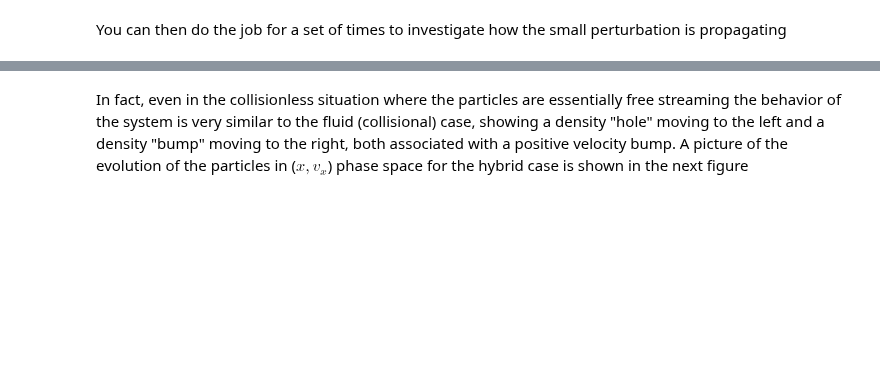
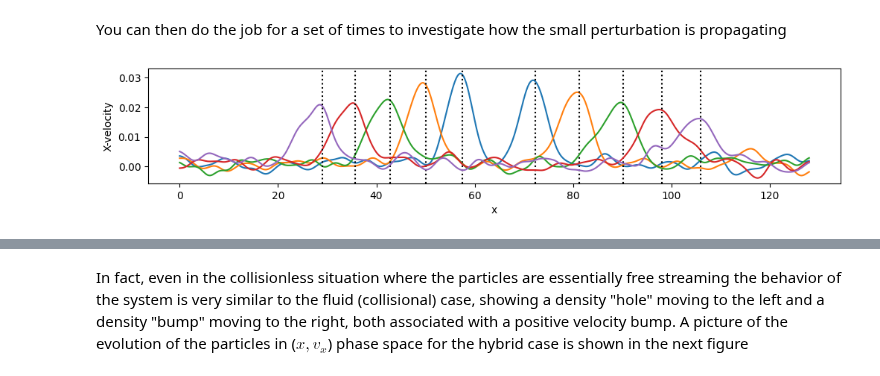
Before and after one commit to rochSmets/PHARE, a Jupyter notebook: res/eg/1d/jupyter/weak/weak.ipynb, the cells around one changed output, grey strips where cells are left out. Drawn from its saved outputs; the diff is of its cells as text; code cells hidden in the pictures; blank space fills up the shorter version.

Commit message:
move to using UniformGrid for interpolated finest data

```diff
--- a/res/eg/1d/jupyter/weak/weak.ipynb
+++ b/res/eg/1d/jupyter/weak/weak.ipynb
@@ -10,6 +10,9 @@ import os
 import sys
 from pathlib import Path
 
-WORK_DIR  = Path(os.getcwd())
+try: # notebooks has no __file__
+    WORK_DIR  = Path(__file__).parent
+except NameError:
+    WORK_DIR  = Path(os.getcwd())
 PROJECT_DIR = Path(WORK_DIR).parent.parent.parent.parent.parent
 # %%
@@ -109,11 +118,9 @@ V.plot(qty='x', ax=ax, ls='solid', lw=1.0, color='tab:blue', ylabel='X-velocity'
 # %% [markdown]
 The data obtained from the **PHARE** simlulation are too noisy so that the peaks can not easily be found. We then create a new patch hierarchy as a deepcopy of the former one, but for which all the dataset are smoothed using a Gaussian filter. This one is then the Gaussian filter of `pyphare`.
 # %%
-V = V[:]
-v = V.gaussian(sigma=6)
+v = phc.filters.gaussian(V, sigma=6)
 # %% [markdown]
 We then use a `find_peaks` version of `pyphare`, called `peaksIds` to find the peaks (using the same syntax and format as the method of `scipy`)
 # %%
-# pks, hgs = peakIds(v, names=['x',], height=0.015)
-pks = v.peak_coordinates("x", height=0.015)
+pks = uniform.peak_coordinates(v, "x", height=0.015)
 pks
@@ -129,32 +140,34 @@ You can then do the job for a set of times to investigate how the small perturba
 # %%
 fig, ax = plt.subplots(figsize=(12,2))
 
 pks_plus = []
 pks_minus = []
 hgs_plus = []
 hgs_minus = []
 
 for i, time in enumerate(times):
-    V = run.GetVi(time)[:]
-    v = V.gaussian(sigma=6)
-    pks, hgs = v.find_peaks( qty='x', height=0.0135, distance=20)
+    V = run.GetVi(time)
+    v = phc.filters.gaussian(V, sigma=6)
+    pks, hgs = uniform.find_peaks(v, 'x', height=0.0135, distance=20)
 
     if len(pks)==1:
         pks_minus.append(pks[0])
         pks_plus.append(pks[0])
         hgs_minus.append(hgs[0])
         hgs_plus.append(hgs[0])
 
     else:
         pks_minus.append(pks[1])
         pks_plus.append(pks[0])
         hgs_minus.append(hgs[1])
         hgs_plus.append(hgs[0])
 
     v.plot(qty='x', ax=ax, ls='solid', lw=2.0, color=colors[i], ylabel='X-velocity')
 
-    for p in v.peak_coordinates("x", height=0.0135, distance=20):
+    for p in uniform.peak_coordinates(v, "x", height=0.0135, distance=20):
         ax.axvline(x=p, color='black', linestyle='dotted')
+# %% [output]
+[figure, added]
 # %%
 fig, ax = plt.subplots(figsize=(8,3))
 
```
Also changed, not shown: parts of 12 cells of this notebook, 28 other files.
